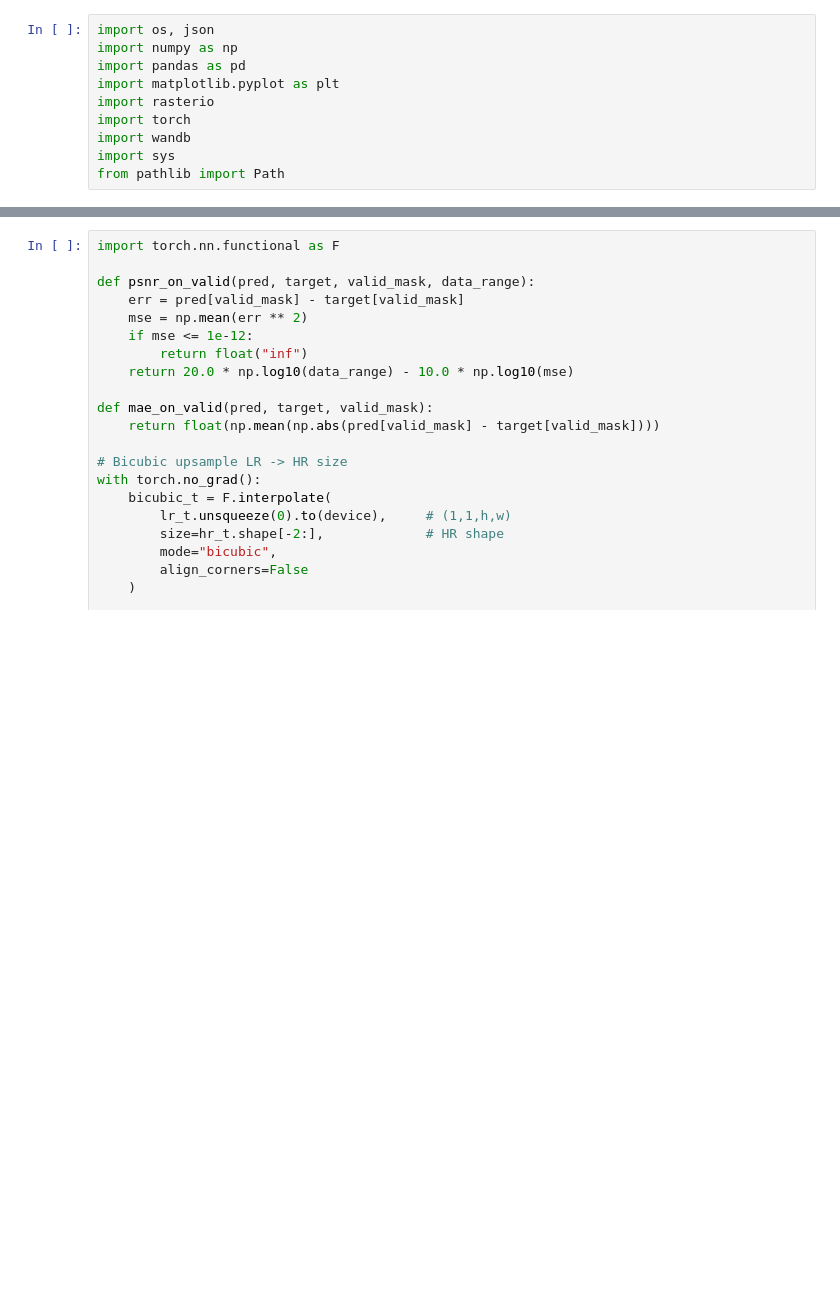
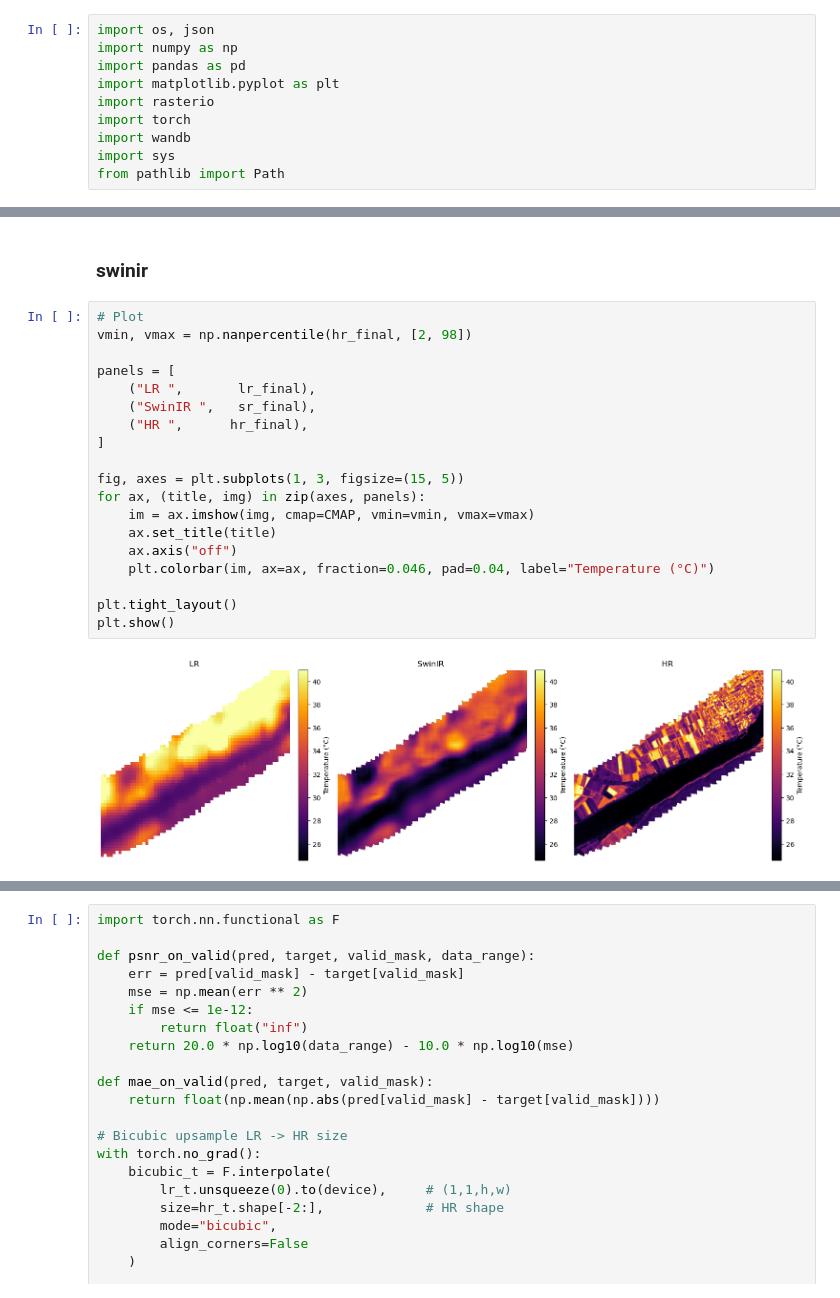
Before and after one commit to Ethel-Ogallo/Superresolution-TIR, a Jupyter notebook: notebooks/01_sanitychecks.ipynb, the cells around one changed output, grey strips where cells are left out. Drawn from its saved outputs; the diff is of its cells as text; blank space fills up the shorter version.

```diff
--- a/notebooks/01_sanitychecks.ipynb
+++ b/notebooks/01_sanitychecks.ipynb
@@ -263,2 +266,25 @@ plt.show()
+# %% [markdown]
+### swinir
+# %%
+# Plot
+vmin, vmax = np.nanpercentile(hr_final, [2, 98])
+
+panels = [
+    ("LR ",       lr_final),
+    ("SwinIR ",   sr_final),
+    ("HR ",      hr_final),
+]
+
+fig, axes = plt.subplots(1, 3, figsize=(15, 5))
+for ax, (title, img) in zip(axes, panels):
+    im = ax.imshow(img, cmap=CMAP, vmin=vmin, vmax=vmax)
+    ax.set_title(title)
+    ax.axis("off")
+    plt.colorbar(im, ax=ax, fraction=0.046, pad=0.04, label="Temperature (°C)")
+
+plt.tight_layout()
+plt.show()
+# %% [output]
+[figure, added]
 # %%
 residual = sr_final - hr_final
```
Also changed, not shown: parts of 41 cells of this notebook, 11 other files.
